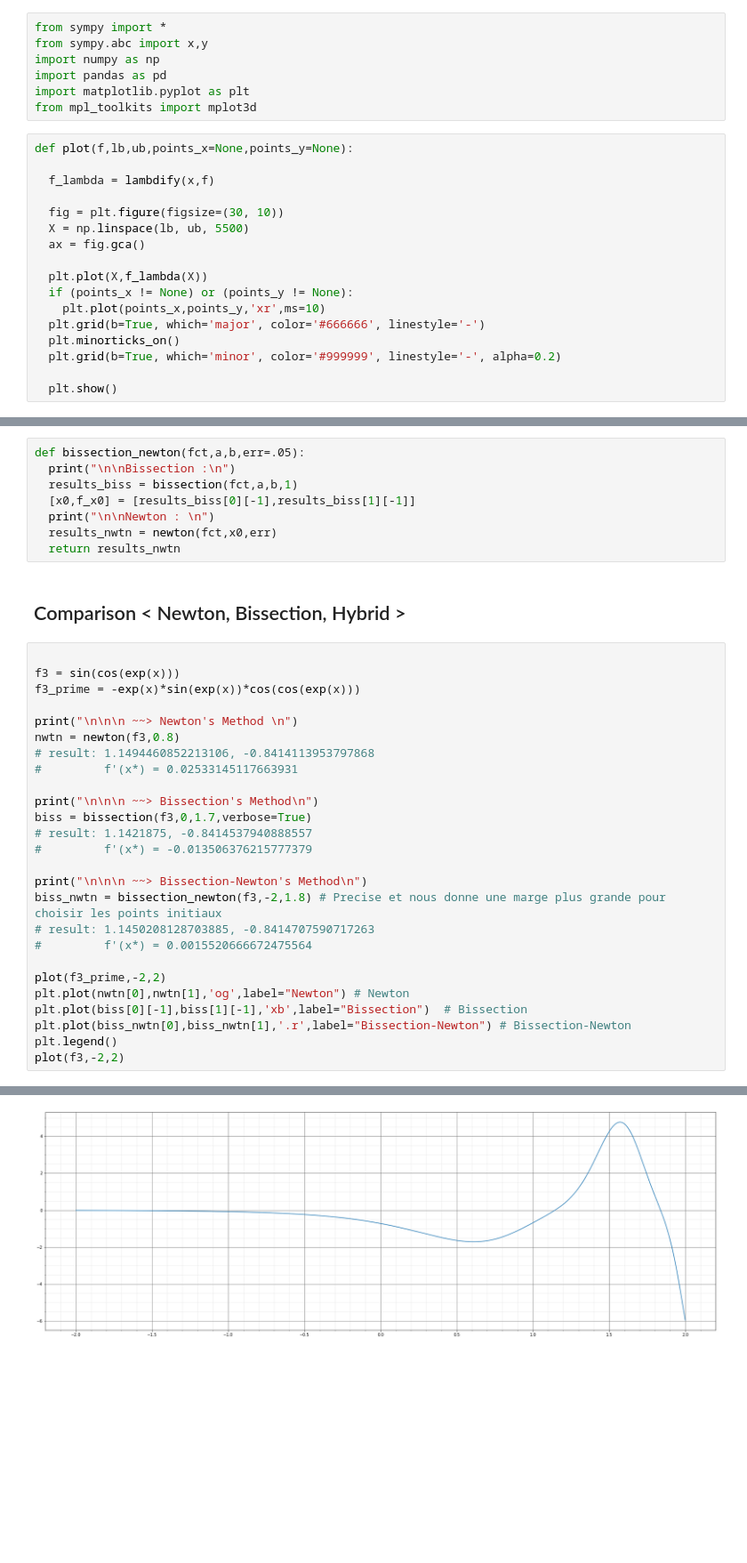
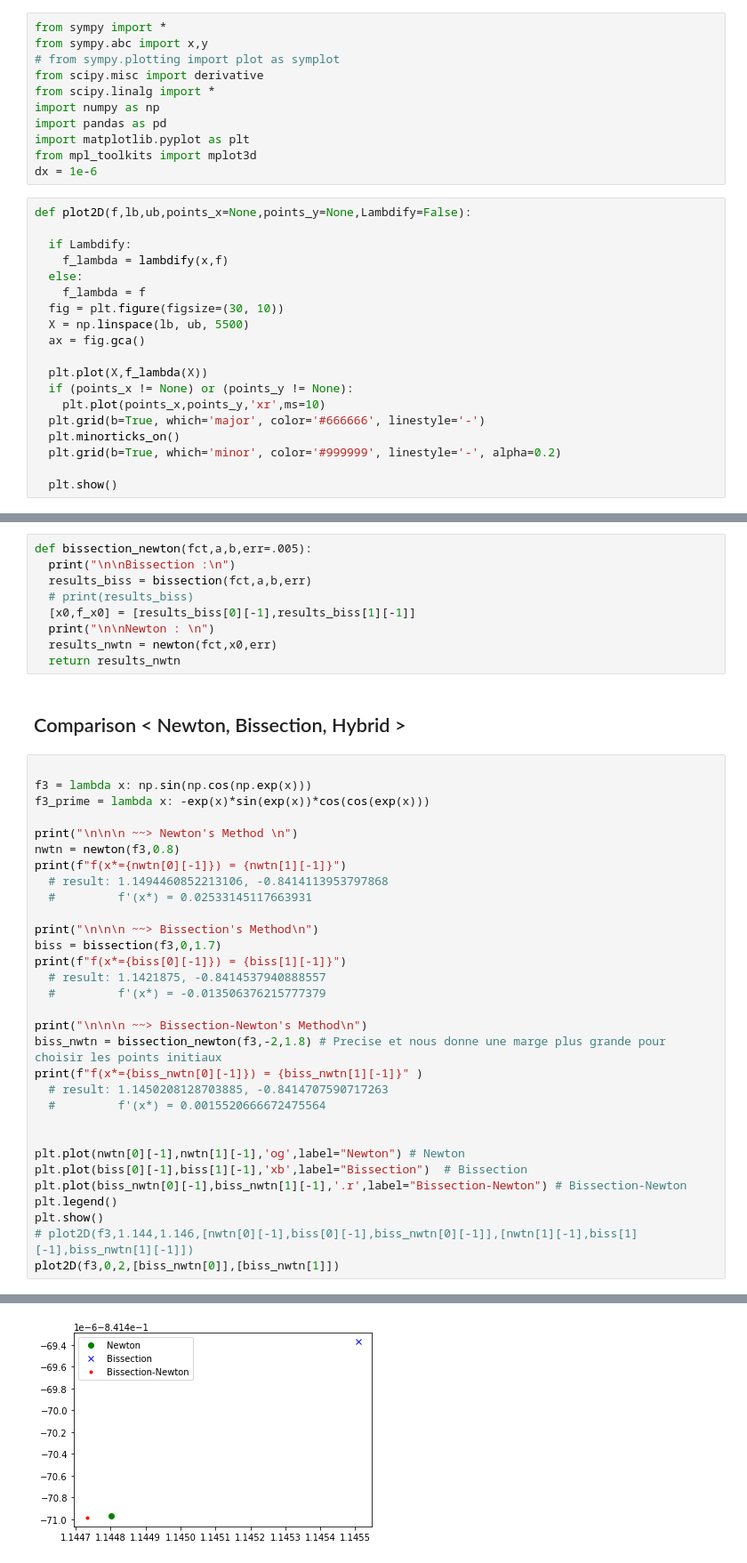
Before and after one commit to Taylor-X01/Optimization-Algorithm, a Jupyter notebook: Line_search.ipynb, the cells around one changed output, grey strips where cells are left out. Shown at 89% size. Drawn from its saved outputs; the diff is of its cells as text; blank space fills up the shorter version.

Commit message:
Fix bugs for Newton's method

```diff
--- a/Line_search.ipynb
+++ b/Line_search.ipynb
@@ -3,15 +3,21 @@
 # %%
 from sympy import *
 from sympy.abc import x,y
+# from sympy.plotting import plot as symplot
+from scipy.misc import derivative
+from scipy.linalg import *
 import numpy as np
 import pandas as pd
 import matplotlib.pyplot as plt
 from mpl_toolkits import mplot3d
+dx = 1e-6
 # %%
-def plot(f,lb,ub,points_x=None,points_y=None):
+def plot2D(f,lb,ub,points_x=None,points_y=None,Lambdify=False):
 
-  f_lambda = lambdify(x,f)
-
+  if Lambdify:
+    f_lambda = lambdify(x,f)
+  else:
+    f_lambda = f
   fig = plt.figure(figsize=(30, 10))
   X = np.linspace(lb, ub, 5500)
   ax = fig.gca()
@@ -287,9 +246,10 @@ f_prime_xk-1 :  -0.00938827143058938
 # %% [markdown]
 ## Bissection - Newton's Method (Hybrid)
 # %%
-def bissection_newton(fct,a,b,err=.05):
+def bissection_newton(fct,a,b,err=.005):
   print("\n\nBissection :\n")
-  results_biss = bissection(fct,a,b,1)
+  results_biss = bissection(fct,a,b,err)
+  # print(results_biss)
   [x0,f_x0] = [results_biss[0][-1],results_biss[1][-1]]
   print("\n\nNewton : \n")
   results_nwtn = newton(fct,x0,err)
@@ -298,30 +258,35 @@ def bissection_newton(fct,a,b,err=.05):
 ## Comparison < Newton, Bissection, Hybrid >
 # %%
 
-f3 = sin(cos(exp(x)))
-f3_prime = -exp(x)*sin(exp(x))*cos(cos(exp(x)))
+f3 = lambda x: np.sin(np.cos(np.exp(x)))
+f3_prime = lambda x: -exp(x)*sin(exp(x))*cos(cos(exp(x)))
 
 print("\n\n\n ~~> Newton's Method \n")
 nwtn = newton(f3,0.8)
-# result: 1.1494460852213106, -0.8414113953797868
-#         f'(x*) = 0.02533145117663931
+print(f"f(x*={nwtn[0][-1]}) = {nwtn[1][-1]}")
+  # result: 1.1494460852213106, -0.8414113953797868
+  #         f'(x*) = 0.02533145117663931
 
 print("\n\n\n ~~> Bissection's Method\n")
-biss = bissection(f3,0,1.7,verbose=True)
-# result: 1.1421875, -0.8414537940888557
-#         f'(x*) = -0.013506376215777379
+biss = bissection(f3,0,1.7)
+print(f"f(x*={biss[0][-1]}) = {biss[1][-1]}")
+  # result: 1.1421875, -0.8414537940888557
+  #         f'(x*) = -0.013506376215777379
 
 print("\n\n\n ~~> Bissection-Newton's Method\n")
 biss_nwtn = bissection_newton(f3,-2,1.8) # Precise et nous donne une marge plus grande pour choisir les points initiaux
-# result: 1.1450208128703885, -0.8414707590717263
-#         f'(x*) = 0.0015520666672475564
+print(f"f(x*={biss_nwtn[0][-1]}) = {biss_nwtn[1][-1]}" )
+  # result: 1.1450208128703885, -0.8414707590717263
+  #         f'(x*) = 0.0015520666672475564
 
-plot(f3_prime,-2,2)
-plt.plot(nwtn[0],nwtn[1],'og',label="Newton") # Newton
+
+plt.plot(nwtn[0][-1],nwtn[1][-1],'og',label="Newton") # Newton
 plt.plot(biss[0][-1],biss[1][-1],'xb',label="Bissection")  # Bissection
-plt.plot(biss_nwtn[0],biss_nwtn[1],'.r',label="Bissection-Newton") # Bissection-Newton
+plt.plot(biss_nwtn[0][-1],biss_nwtn[1][-1],'.r',label="Bissection-Newton") # Bissection-Newton
 plt.legend()
-plot(f3,-2,2)
+plt.show()
+# plot2D(f3,1.144,1.146,[nwtn[0][-1],biss[0][-1],biss_nwtn[0][-1]],[nwtn[1][-1],biss[1][-1],biss_nwtn[1][-1]])
+plot2D(f3,0,2,[biss_nwtn[0]],[biss_nwtn[1]])
 # %% [output]
  ~~> Newton's Method
 
@@ -343 +308 @@ f_second_xk :  5.337233949054898
-[figure, old version]
+[figure, new version]
```
Also changed, not shown: parts of 10 cells of this notebook.
